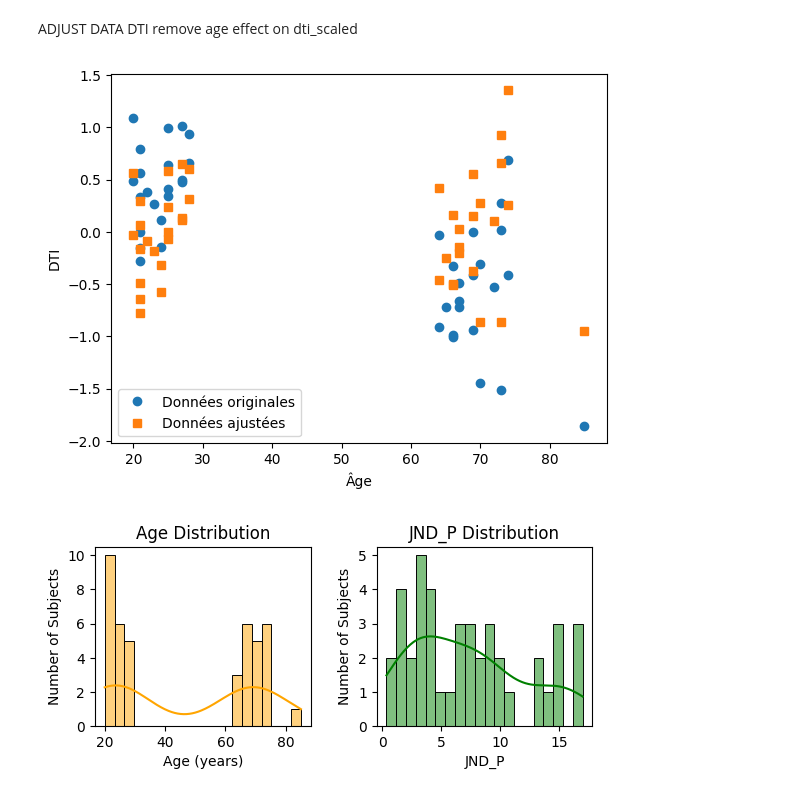
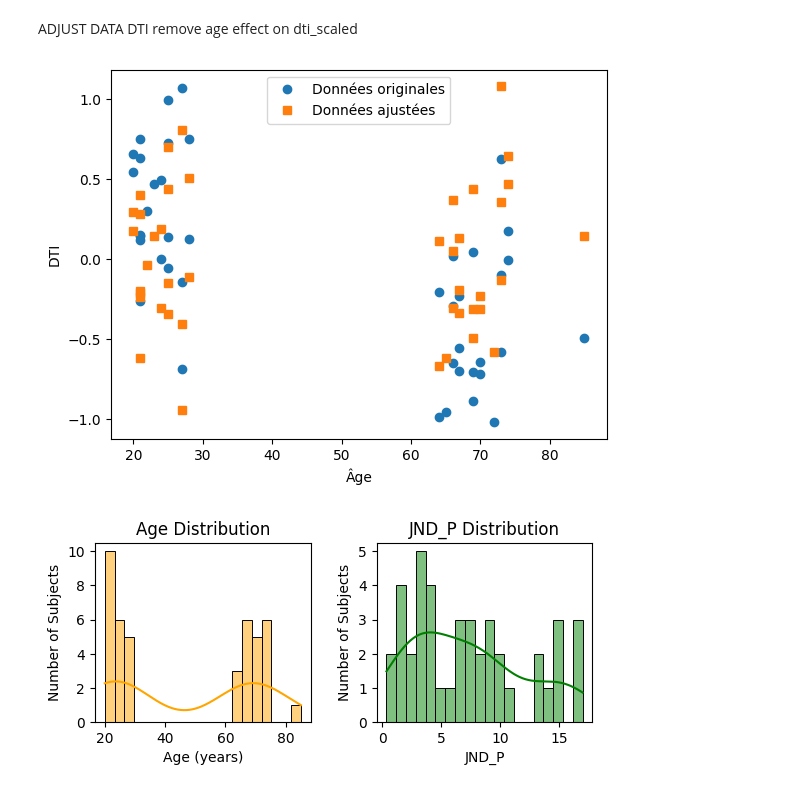
Before and after one commit to nicolascatz/CRPN_DTI_AGING_DPAKNC, a Jupyter notebook: scripts/DTI_Aging_MLR_ADJ_MLR_ALL_FA_RD_AD_MDwoMA_22avril2026.ipynb, the cells around one changed output. Saved outputs shown, nothing was run; the diff lists cells and outputs as text; code cells hidden in the pictures.

```diff
--- a/scripts/DTI_Aging_MLR_ADJ_MLR_ALL_FA_RD_AD_MDwoMA_22avril2026.ipynb
+++ b/scripts/DTI_Aging_MLR_ADJ_MLR_ALL_FA_RD_AD_MDwoMA_22avril2026.ipynb
@@ -81,36 +81,36 @@ for cc in range(7):
 
         ### enlever l'effet de l'âge sur le DTI
 
         # Ajouter une constante à la variable indépendante
         X = sm.add_constant(age)
         y = data
 
         # Créer le modèle de régression multiple
         model = sm.OLS(y, X)
 
         # Ajuster le modèle
         results = model.fit()
 
         # Calculer les résidus
         residuals = results.resid
 
         # Mettre à jour les données DTI avec les résidus
         data_adjusted = residuals
 
         DTI_adjusted[:,seg,cc] = data_adjusted  # stocker les données ajustées
 
 
 DTI_scaled_saved=DTI_scaled.copy()  # sauvegarder les données DTI originales
 DTI_scaled=DTI_adjusted.copy()  # utiliser les données DTI ajustées
 
-plt.plot(age, DTI_scaled_saved[:,10,0], 'o', label='Données originales')
-plt.plot(age, DTI_scaled[:,10,0], 's', label='Données ajustées')
+plt.plot(age, DTI_scaled_saved[:,10,4], 'o', label='Données originales')
+plt.plot(age, DTI_scaled[:,10,4], 's', label='Données ajustées')
 plt.xlabel('Âge')
 plt.ylabel('DTI')
 plt.legend()
 plt.show()
 # %% [output]
-[figure, old version]
+[figure, new version]
 # %%
 
 fig, axs = plt.subplots(nrows=1, ncols=2, figsize=(6, 3))
```
Also changed, not shown: parts of 12 cells of this notebook, 1 other file.
